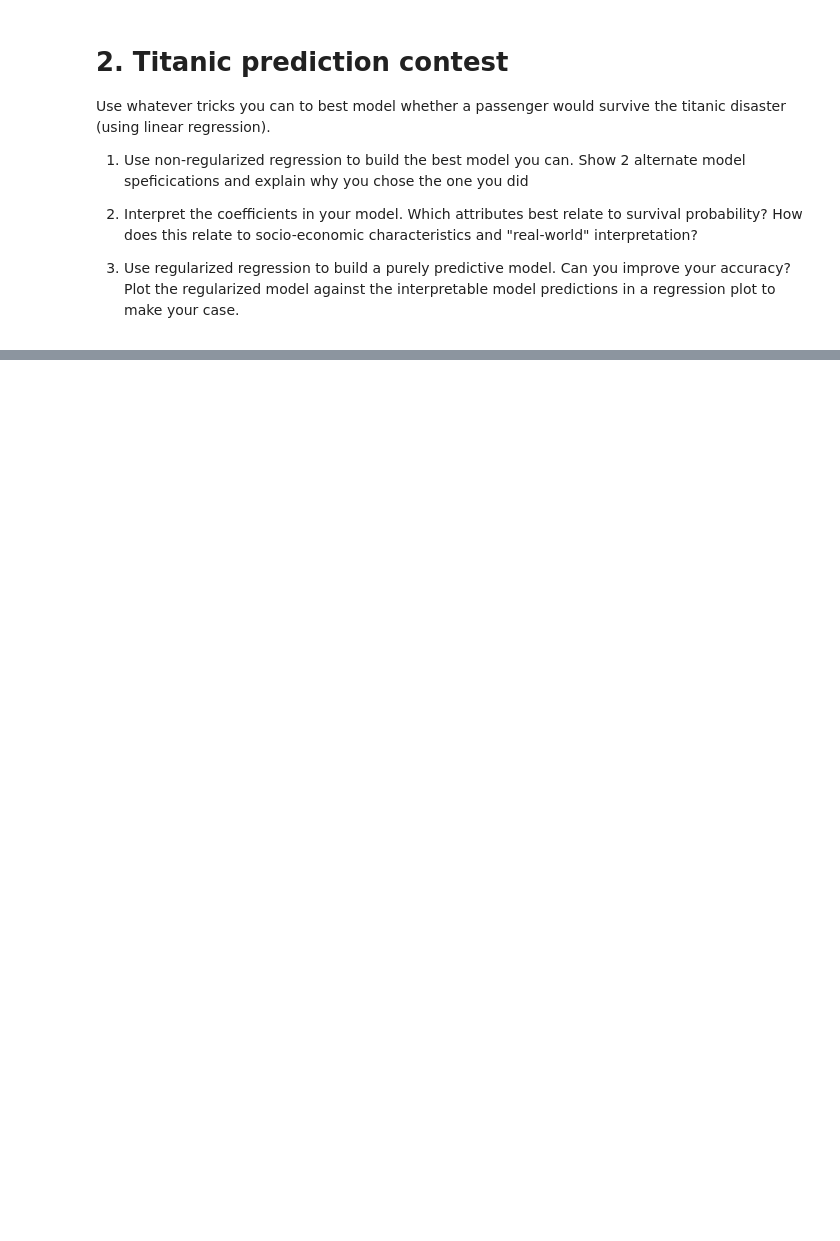
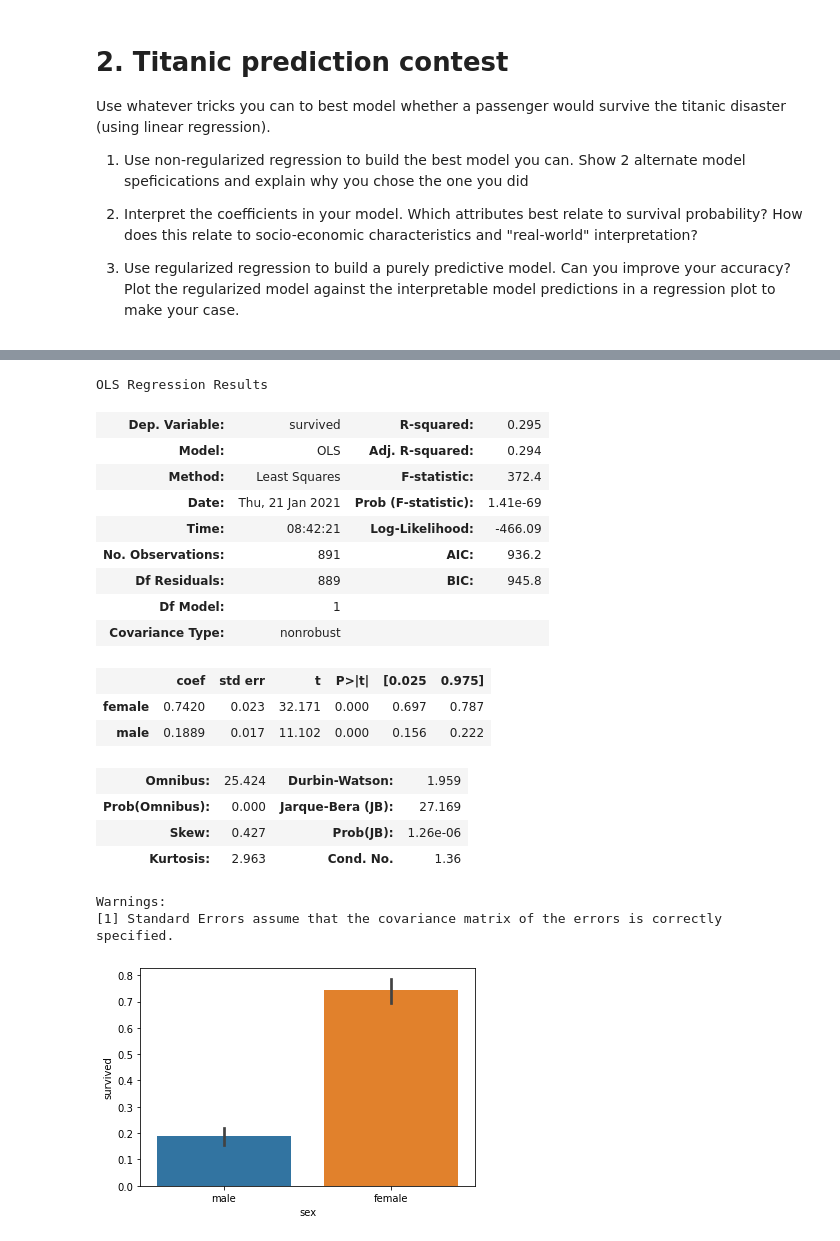
Before and after one commit to cb-ds-1/m3-3-engineering-regression, a Jupyter notebook: workshop.ipynb, the cells around one changed output, grey strips where cells are left out. Drawn from its saved outputs; the diff is of its cells as text; code cells hidden in the pictures; blank space fills up the shorter version.

```diff
--- a/workshop.ipynb
+++ b/workshop.ipynb
@@ -8,3 +8,9 @@ Use a linear regression and statsmodels to find which surface type predicts the
 2. Answer the following: should your regression include a constant term? Why or why not? How would it change the interpretation of your coefficient and p-value?
 
 3. Do a t-test to find that the largest coefficient is statistically significantly different from the second largest (hint: you can run a t-test only with mean values and standard deviations)
+# %%
+import pandas as pd
+import numpy as np
+
+df = pd.read_csv('data/tennis.csv').dropna()
+df
@@ -10,0 +61,9 @@ Use a linear regression and statsmodels to find which surface type predicts the
+# %%
+import statsmodels.api as sm
+
+sm.OLS(
+    df['player1 total points total'],
+    sm.add_constant(
+        pd.get_dummies(df.surface)
+    )
+).fit().summary()
@@ -18,3 +112,12 @@ Use whatever tricks you can to best model whether a passenger would survive the
 2. Interpret the coefficients in your model. Which attributes best relate to survival probability? How does this relate to socio-economic characteristics and "real-world" interpretation?
 
 3. Use regularized regression to build a purely predictive model. Can you improve your accuracy? Plot the regularized model against the interpretable model predictions in a regression plot to make your case.
+# %%
+import numpy as np
+import pandas as pd
+import seaborn as sns
+import matplotlib.pyplot as plt
+import statsmodels.api as sm
+
+df = sns.load_dataset('titanic')
+df
@@ -20,0 +157,28 @@ Use whatever tricks you can to best model whether a passenger would survive the
+# %%
+sns.barplot(x=df["sex"], y=df["survived"])
+
+sm.OLS(
+    df['survived'],
+        pd.get_dummies(df.sex)
+).fit().summary()
+# %% [output]
+OLS Regression Results
+| Dep. Variable: | survived | R-squared: | 0.295 |
+| Model: | OLS | Adj. R-squared: | 0.294 |
+| Method: | Least Squares | F-statistic: | 372.4 |
+| Date: | Thu, 21 Jan 2021 | Prob (F-statistic): | 1.41e-69 |
+| Time: | 08:42:21 | Log-Likelihood: | -466.09 |
+| No. Observations: | 891 | AIC: | 936.2 |
+| Df Residuals: | 889 | BIC: | 945.8 |
+| Df Model: | 1 |  |  |
+| Covariance Type: | nonrobust |  |  |
+|  | coef | std err | t | P>|t| | [0.025 | 0.975] |
+| female | 0.7420 | 0.023 | 32.171 | 0.000 | 0.697 | 0.787 |
+| male | 0.1889 | 0.017 | 11.102 | 0.000 | 0.156 | 0.222 |
+| Omnibus: | 25.424 | Durbin-Watson: | 1.959 |
+| Prob(Omnibus): | 0.000 | Jarque-Bera (JB): | 27.169 |
+| Skew: | 0.427 | Prob(JB): | 1.26e-06 |
+| Kurtosis: | 2.963 | Cond. No. | 1.36 |
+Warnings:
+[1] Standard Errors assume that the covariance matrix of the errors is correctly specified.
+[figure, added]
```
Also changed, not shown: parts of 30 cells of this notebook.
